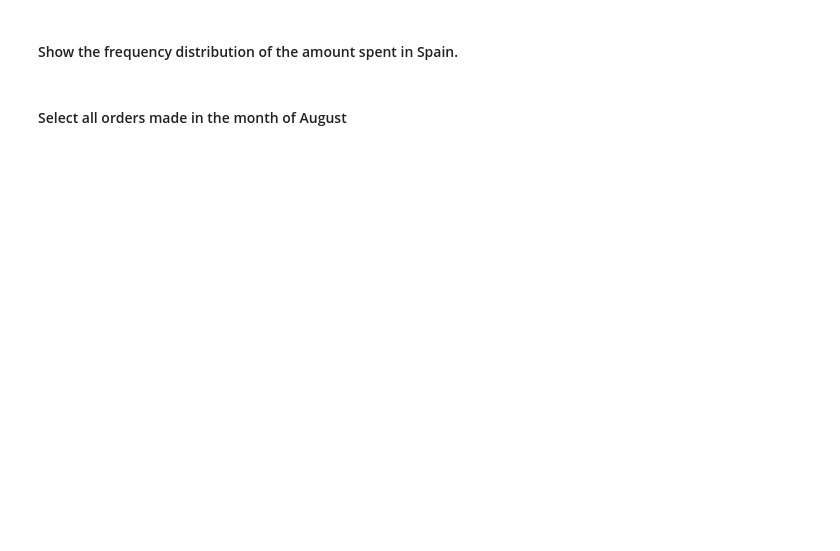
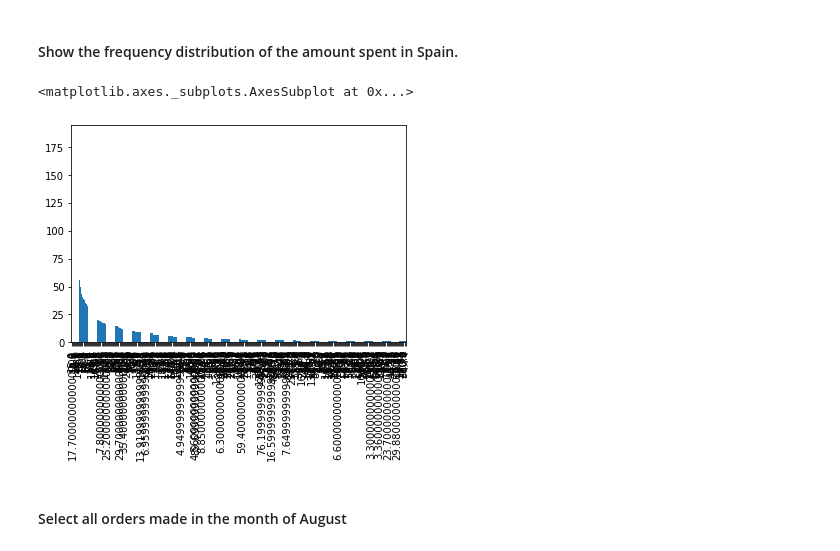
Before and after one commit to ta-datapt-bcn/lab-subsetting-and-descriptive-stats, a Jupyter notebook: your-code/main.ipynb, the cells around one changed output. Saved outputs shown, nothing was run; the diff lists cells and outputs as text; code cells hidden in the pictures; blank space fills up the shorter version.

```diff
--- a/your-code/main.ipynb
+++ b/your-code/main.ipynb
@@ -152,6 +383,8 @@ Hint : There are 3 ways to do it. Do it all ways.
 #### Open the Orders.csv dataset. Name your dataset orders
 # %%
 # your answer here
+
+orders = pd.read_csv('Orders.csv')
 # %% [markdown]
 #### Explore your dataset by looking at the data types and the summary statistics. Comment your results
 # %%
@@ -205,3 +542,12 @@ Hint: Use string functions
+# %%
+# your answer here
+orders_spain = orders[['Country', 'amount_spent']].loc[orders['Country'] == "Spain"]
+orders_spain['amount_spent'].value_counts().plot(kind='bar')
+
+#esto se ve muy feo como para pensar que me ha salido bien :(
+# %% [output]
+<matplotlib.axes._subplots.AxesSubplot at 0x...>
+[figure, added]
 # %% [markdown]
 #### Select all orders made in the month of August
 # %%
```
Also changed, not shown: parts of 63 cells of this notebook, 3 other files.
